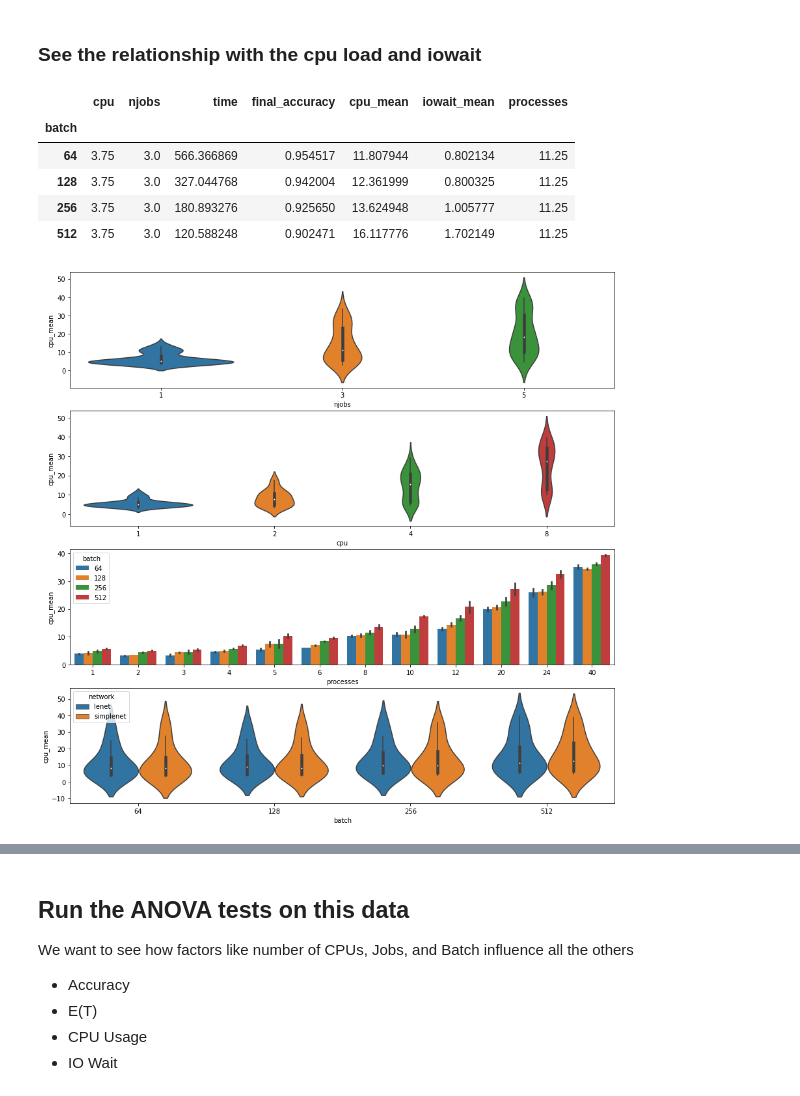
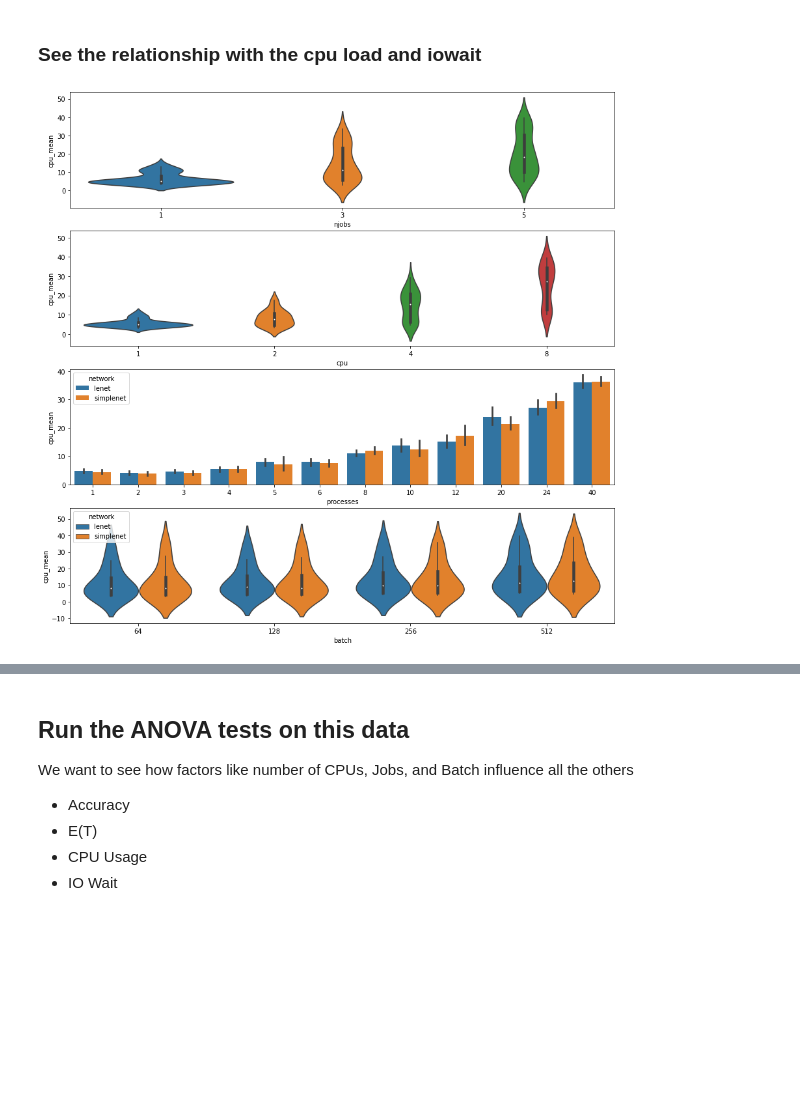
Before and after one commit to sharwinbobde/Courier-BigDL-Study, a Jupyter notebook: experiment-results.ipynb, the cells around one changed output, grey strips where cells are left out. Saved outputs shown, nothing was run; the diff lists cells and outputs as text; code cells hidden in the pictures; blank space fills up the shorter version.

```diff
--- a/experiment-results.ipynb
+++ b/experiment-results.ipynb
@@ -361,24 +361,18 @@ sns.barplot(x='batch', y='final_accuracy', hue='network', data=results_df, ax=ax
 # %%
 fig, (ax1, ax2, ax3, ax4) = plt.subplots(4, figsize=(15,15))
 
 sns.violinplot(x='njobs', y='cpu_mean', data=results_df, ax=ax1)
 sns.violinplot(x='cpu', y='cpu_mean', data=results_df, ax=ax2)
 
 results_df['processes'] = results_df['cpu'] * results_df['njobs']
-sns.barplot(x='processes', y='cpu_mean', hue='batch', data=results_df, ax=ax3)
+sns.barplot(x='processes', y='cpu_mean', hue='network', data=results_df, ax=ax3)
 sns.violinplot(x='batch', y='cpu_mean', hue = 'network', data=results_df, ax=ax4);
 
 
 # Surprisingly, the batch size doesn't influence cpu utilization??
-results_df.groupby(['batch']).mean()
+serv_df = results_df.groupby(['batch', 'njobs']).mean()
 # %% [output]
-|  | cpu | njobs | time | final_accuracy | cpu_mean | iowait_mean | processes |
-| batch |  |  |  |  |  |  |  |
-| 64 | 3.75 | 3.0 | 566.366869 | 0.954517 | 11.807944 | 0.802134 | 11.25 |
-| 128 | 3.75 | 3.0 | 327.044768 | 0.942004 | 12.361999 | 0.800325 | 11.25 |
-| 256 | 3.75 | 3.0 | 180.893276 | 0.925650 | 13.624948 | 1.005777 | 11.25 |
-| 512 | 3.75 | 3.0 | 120.588248 | 0.902471 | 16.117776 | 1.702149 | 11.25 |
-[figure, old version]
+[figure, new version]
 # %%
 fig, (ax1, ax2, ax3, ax4) = plt.subplots(4, figsize=(15,15))
 
```
Also changed, not shown: parts of 18 cells of this notebook.
